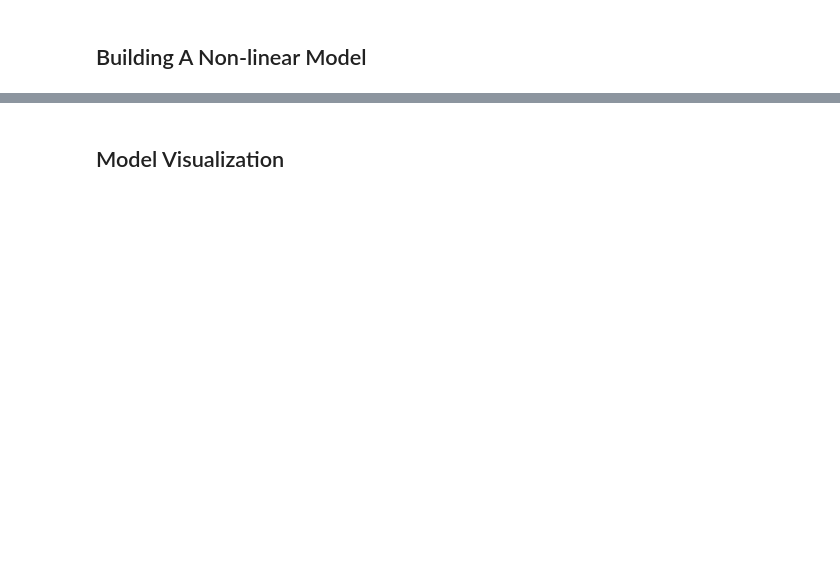
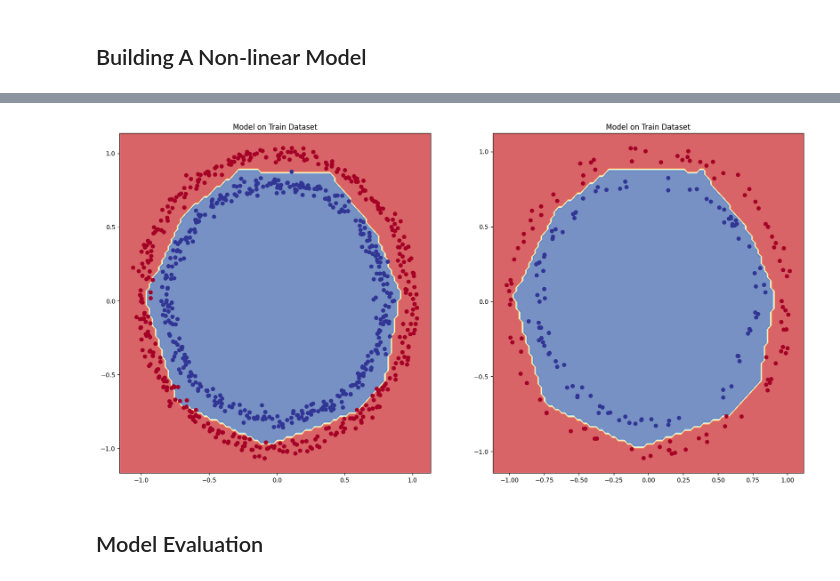
Before and after one commit to Iftikhar-Shams-Niloy/TensorFlow-Cookbook, a Jupyter notebook: 3_Classification_with_TensorFlow.ipynb, the cells around one changed output, grey strips where cells are left out. Cells and saved outputs as stored; diff of their text form; code cells hidden in the pictures; blank space fills up the shorter version.

```diff
--- a/3_Classification_with_TensorFlow.ipynb
+++ b/3_Classification_with_TensorFlow.ipynb
@@ -235,9 +239,9 @@ my_model_imp_2.add(tf.keras.layers.Dense(4, activation="relu"))
 my_model_imp_2.add(tf.keras.layers.Dense(1, activation="sigmoid"))
 
 my_model_imp_2.compile(loss="binary_crossentropy",
-                       optimizer = tf.keras.optimizers.Adam(learning_rate=0.01),
+                       optimizer = tf.keras.optimizers.Adam(learning_rate=0.005),
                        metrics = ["accuracy"])
 
-model_history = my_model_imp_2.fit(X,y,epochs = 50 )
+model_history_2 = my_model_imp_2.fit(X_train,y_train,epochs = 50 )
 # %% [output]
 Epoch 1/50
@@ -259,0 +268,13 @@ Epoch 50/50
+# %%
+plt.figure(figsize=(20,10))
+
+plt.subplot(1,2,1)
+plt.title("Model on Train Dataset")
+pltDecisionBoundary(my_model_imp_2, X_train, y_train)
+
+plt.subplot(1,2,2)
+plt.title("Model on Train Dataset")
+pltDecisionBoundary(my_model_imp_2, X_test, y_test)
+
+plt.show();
+# %% [output]
@@ -260,2 +285,3 @@ Epoch 50/50
+[figure, added]
 # %% [markdown]
-## Model Visualization
+## Model Evaluation
```
Also changed, not shown: parts of 29 cells of this notebook.
